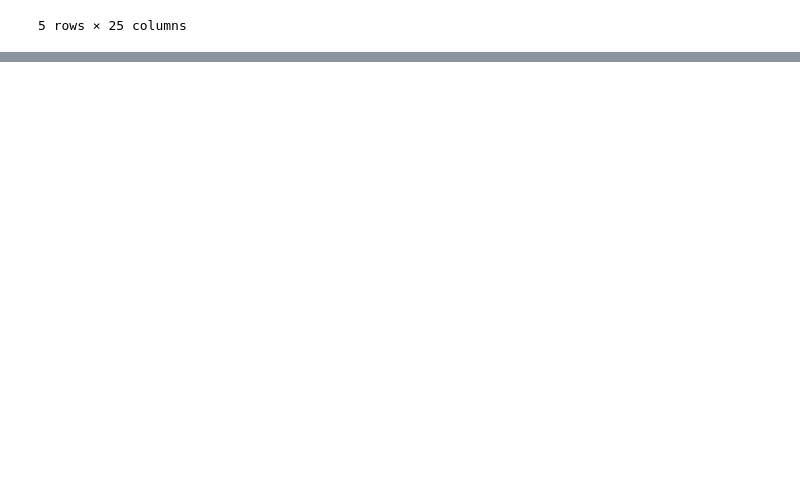
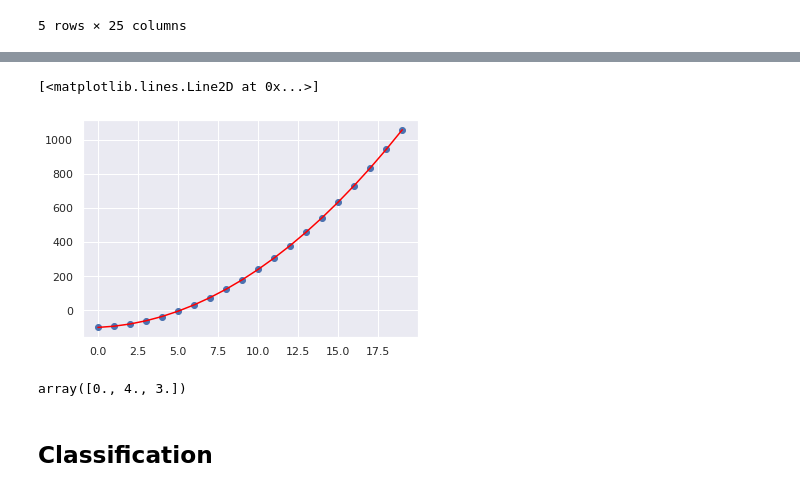
Before and after one commit to andvsilva/data_science_journey, a Jupyter notebook: course_ds/notebooks/ml_features.ipynb, the cells around one changed output, grey strips where cells are left out. Drawn from its saved outputs; the diff is of its cells as text; code cells hidden in the pictures; blank space fills up the shorter version.

```diff
--- a/course_ds/notebooks/ml_features.ipynb
+++ b/course_ds/notebooks/ml_features.ipynb
@@ -82,0 +104,19 @@ df.head()
+# %%
+from sklearn.preprocessing import PolynomialFeatures
+
+polyModel = PolynomialFeatures(degree=2, include_bias=True)
+X_poly = polyModel.fit_transform(X[:,np.newaxis])
+lr = LinearRegression()
+lr.fit(X_poly,y)
+y_pred = lr.predict(X_poly)
+plt.scatter(X,y)
+plt.plot(X,y_pred,color='red')
+# %% [output]
+[<matplotlib.lines.Line2D at 0x...>]
+[figure, added]
+# %%
+lr.coef_
+# %% [output]
+array([0., 4., 3.])
+# %% [markdown]
+## Classification
```
Also changed, not shown: parts of 18 cells of this notebook, 1 other file.
